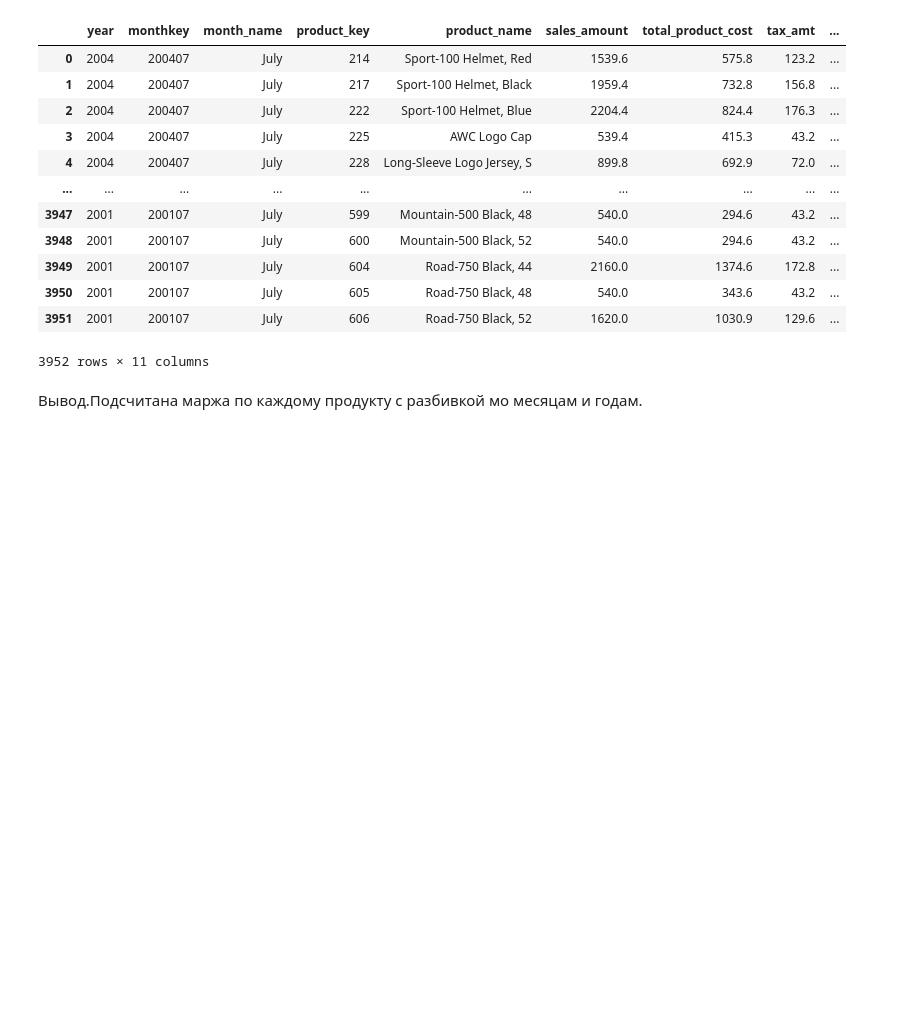
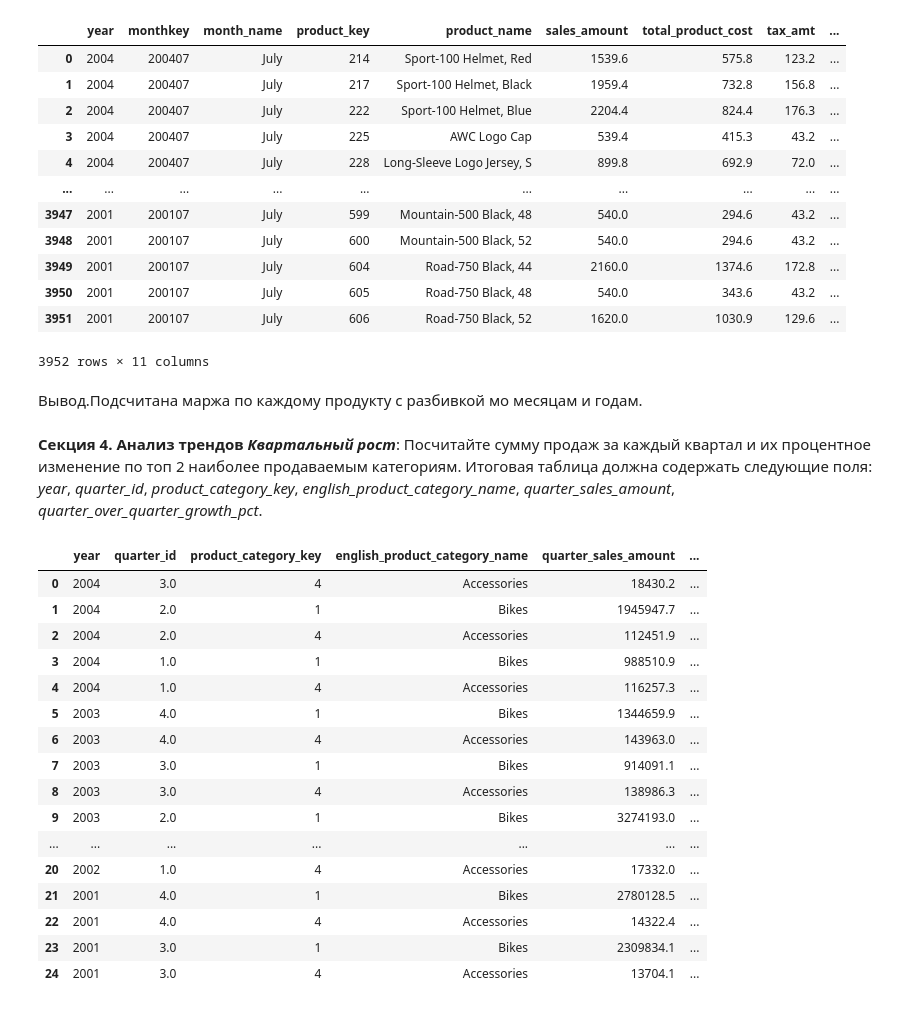
Before and after one commit to ParvinaMirakhmedova/da_course, a Jupyter notebook: case_study_on_SQL_Mirakhmedova_Parvina_12032025.ipynb, the cells around one changed output. Cells and saved outputs as stored; diff of their text form; code cells hidden in the pictures; blank space fills up the shorter version.

```diff
--- a/case_study_on_SQL_Mirakhmedova_Parvina_12032025.ipynb
+++ b/case_study_on_SQL_Mirakhmedova_Parvina_12032025.ipynb
@@ -433,3 +433,80 @@ df
 3952 rows × 11 columns
 # %% [markdown]
 Вывод.Подсчитана маржа по каждому продукту с разбивкой мо месяцам и годам.
+# %% [markdown]
+**Секция 4. Анализ трендов**
+***Квартальный рост***: Посчитайте сумму продаж за каждый квартал и их процентное изменение по топ 2 наиболее продаваемым категориям. Итоговая таблица должна содержать следующие поля: *year*, *quarter_id*, *product_category_key*, *english_product_category_name*, *quarter_sales_amount*, *quarter_over_quarter_growth_pct*.
+# %%
+query = """
+WITH category_sales AS (
+    SELECT
+        CAST(EXTRACT(YEAR FROM c.first_purchase_date) AS INT) AS year,
+        CEIL(EXTRACT(MONTH FROM c.first_purchase_date) / 3.0) AS quarter_id,  -- вычисление квартала на основе first_purchase_date
+        ps.category_key AS product_category_key,
+        pc.category_name AS english_product_category_name,
+        ROUND(SUM(s.sales_amount),1) AS quarter_sales_amount
+    FROM
+        adw_works.sales s
+    JOIN
+        adw_works.products p ON s.product_key = p.product_key
+    JOIN
+        adw_works.product_subcategory ps ON p.subcategory_key = ps.subcategory_key
+    JOIN
+        adw_works.product_category pc ON ps.category_key = pc.category_key
+    JOIN
+        adw_works.customers c ON s.customer_key = c.customer_key  -- Используем first_purchase_date из customers
+    GROUP BY
+        year, quarter_id, product_category_key, english_product_category_name
+),
+top_categories AS (
+    SELECT
+        product_category_key
+    FROM
+        category_sales
+    GROUP BY
+        product_category_key
+    ORDER BY
+        SUM(quarter_sales_amount) DESC
+    LIMIT 2  -- выбираем топ 2 категории
+)
+SELECT
+    cs.year,
+    cs.quarter_id,
+    cs.product_category_key,
+    cs.english_product_category_name,
+    cs.quarter_sales_amount,
+    ROUND(
+        (cs.quarter_sales_amount - COALESCE(LAG(cs.quarter_sales_amount) OVER (PARTITION BY cs.product_category_key ORDER BY cs.year, cs.quarter_id), cs.quarter_sales_amount)) /
+        COALESCE(LAG(cs.quarter_sales_amount) OVER (PARTITION BY cs.product_category_key ORDER BY cs.year, cs.quarter_id), cs.quarter_sales_amount) * 100,
+        2
+    ) AS quarter_over_quarter_growth_pct
+FROM
+    category_sales cs
+JOIN
+    top_categories tc ON cs.product_category_key = tc.product_category_key
+ORDER BY
+    cs.year DESC, cs.quarter_id DESC, cs.product_category_key;
+
+
+"""
+with set_connection() as conn:
+    df = pd.read_sql(query, conn)
+df
+# %% [output]
+|  | year | quarter_id | product_category_key | english_product_category_name | quarter_sales_amount | ... |
+| 0 | 2004 | 3.0 | 4 | Accessories | 18430.2 | ... |
+| 1 | 2004 | 2.0 | 1 | Bikes | 1945947.7 | ... |
+| 2 | 2004 | 2.0 | 4 | Accessories | 112451.9 | ... |
+| 3 | 2004 | 1.0 | 1 | Bikes | 988510.9 | ... |
+| 4 | 2004 | 1.0 | 4 | Accessories | 116257.3 | ... |
+| 5 | 2003 | 4.0 | 1 | Bikes | 1344659.9 | ... |
+| 6 | 2003 | 4.0 | 4 | Accessories | 143963.0 | ... |
+| 7 | 2003 | 3.0 | 1 | Bikes | 914091.1 | ... |
+| 8 | 2003 | 3.0 | 4 | Accessories | 138986.3 | ... |
+| 9 | 2003 | 2.0 | 1 | Bikes | 3274193.0 | ... |
+| ... | ... | ... | ... | ... | ... | ... |
+| 20 | 2002 | 1.0 | 4 | Accessories | 17332.0 | ... |
+| 21 | 2001 | 4.0 | 1 | Bikes | 2780128.5 | ... |
+| 22 | 2001 | 4.0 | 4 | Accessories | 14322.4 | ... |
+| 23 | 2001 | 3.0 | 1 | Bikes | 2309834.1 | ... |
+| 24 | 2001 | 3.0 | 4 | Accessories | 13704.1 | ... |
```
Also changed, not shown: parts of 1 cell of this notebook, 1 other file.
